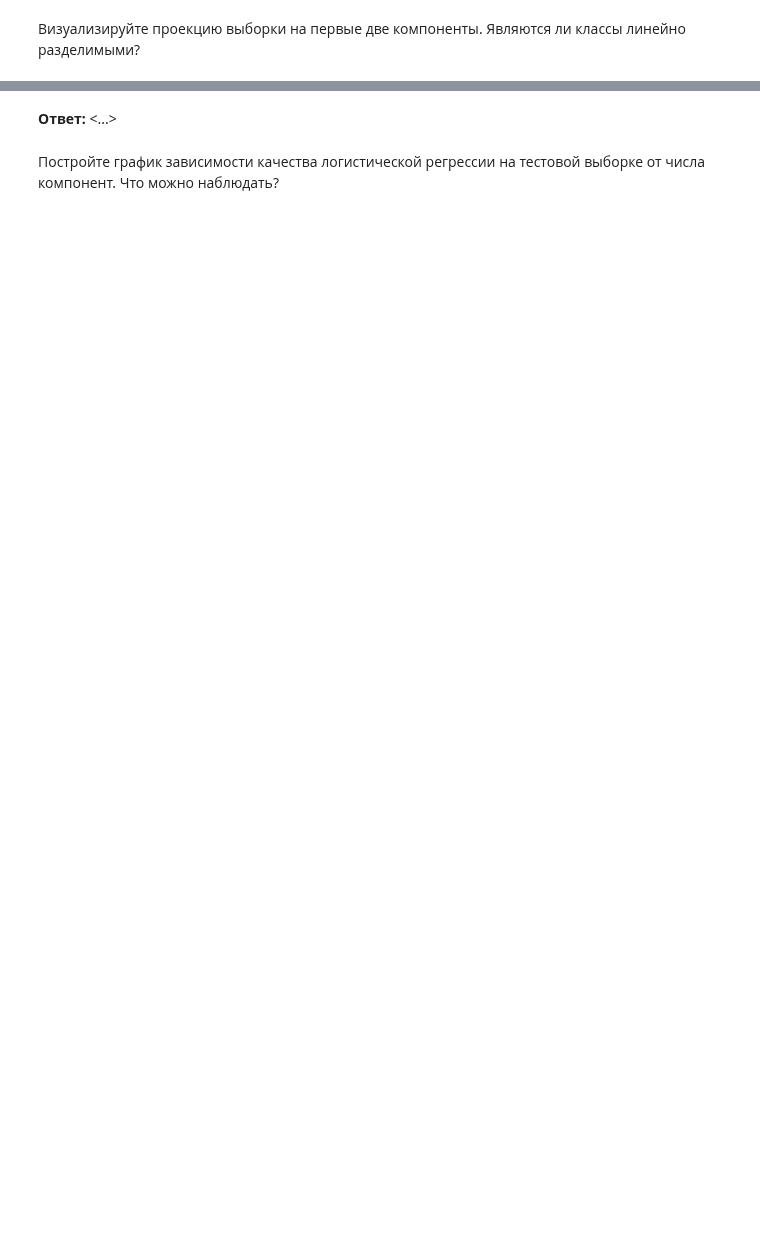
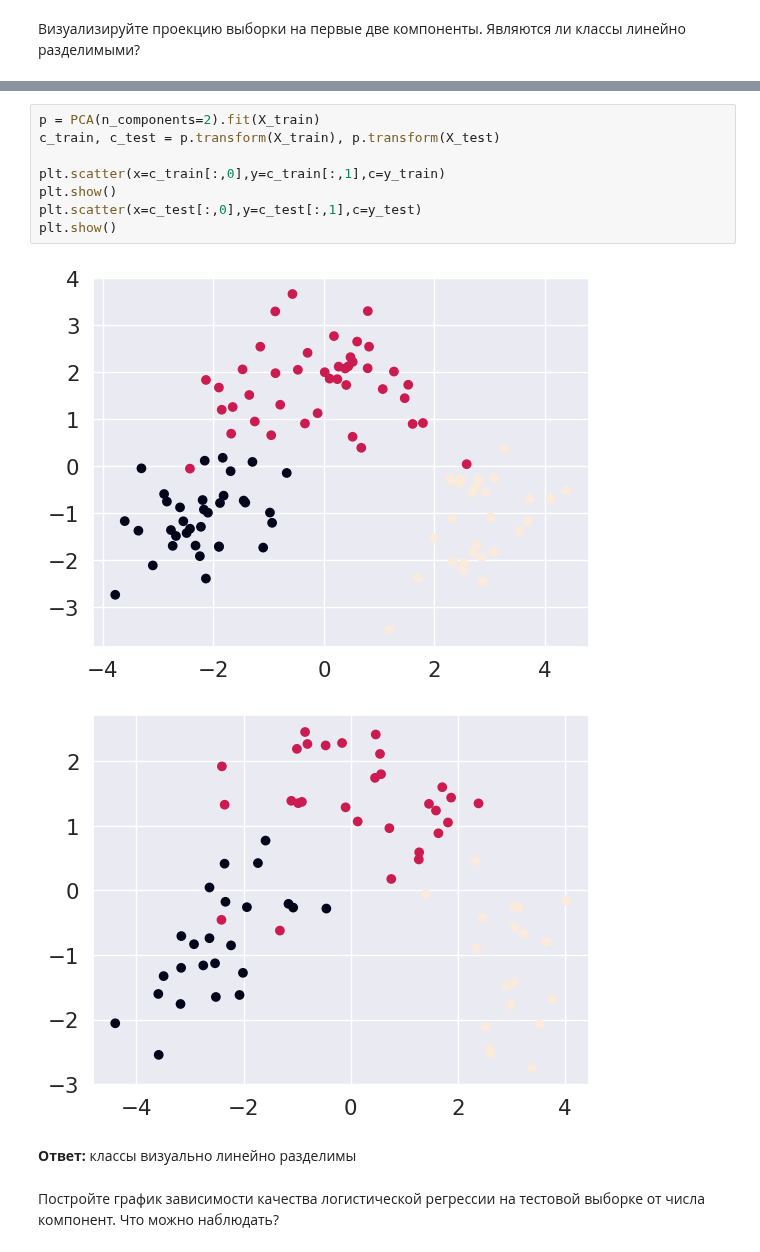
Before and after one commit to NMashalov/2023_OpenMipt_course, a Jupyter notebook: lesson9/pca_sem2.ipynb, the cells around one changed output, grey strips where cells are left out. Cells and saved outputs as stored; diff of their text form; blank space fills up the shorter version.

```diff
--- a/lesson9/pca_sem2.ipynb
+++ b/lesson9/pca_sem2.ipynb
@@ -52,4 +85,15 @@ X_train, X_test, y_train, y_test = train_test_split(X, y, test_size=0.4, random_
+# %%
+p = PCA(n_components=2).fit(X_train)
+c_train, c_test = p.transform(X_train), p.transform(X_test)
+
+plt.scatter(x=c_train[:,0],y=c_train[:,1],c=y_train)
+plt.show()
+plt.scatter(x=c_test[:,0],y=c_test[:,1],c=y_test)
+plt.show()
+# %% [output]
+[figure, added]
+[figure, added]
 # %% [markdown]
-**Ответ:** <...>
+**Ответ:** классы визуально линейно разделимы
 # %% [markdown]
 Постройте график зависимости качества логистической регрессии на тестовой выборке от числа компонент. Что можно наблюдать?
```
Also changed, not shown: parts of 24 cells of this notebook.
